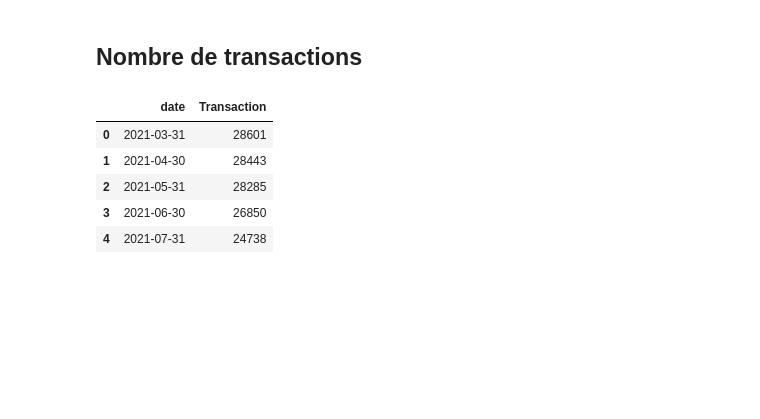
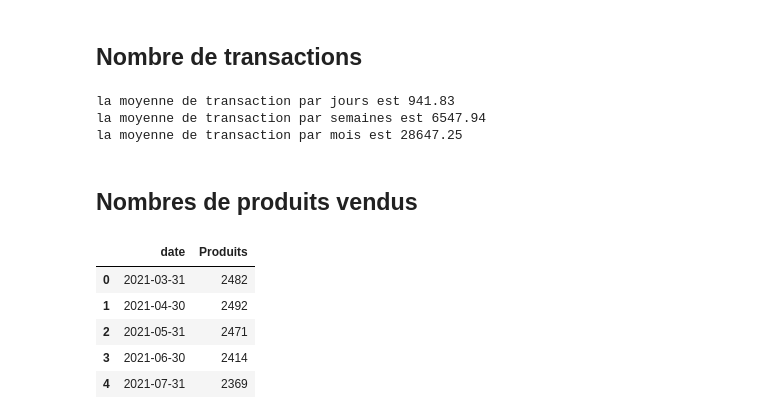
Before and after one commit to Kakicrypto/lapage_project, a Jupyter notebook: notebooks/01_exploration.ipynb, the cells around one changed output. Drawn from its saved outputs; the diff is of its cells as text; code cells hidden in the pictures; blank space fills up the shorter version.

```diff
--- a/notebooks/01_exploration.ipynb
+++ b/notebooks/01_exploration.ipynb
@@ -330,17 +350,35 @@ fig.show()
 # %% [markdown]
 ## Nombre de transactions
 # %%
-#grouper les transaction par mois
+#grouper les transaction par jour/semaines/mois
+transac_jour = df.groupby(pd.Grouper(key='date', freq='D'))['session_id'].count().reset_index()
+transac_jour.rename(columns={"session_id":"Transaction"}, inplace=True)
+
+transac_semaine = df.groupby(pd.Grouper(key='date', freq='W'))['session_id'].count().reset_index()
+transac_semaine.rename(columns={"session_id":"Transaction"}, inplace=True)
+
 transac_mois = df.groupby(pd.Grouper(key='date', freq='M'))['session_id'].count().reset_index()
 transac_mois.rename(columns={"session_id":"Transaction"}, inplace=True)
-transac_mois.head()
-# %% [output]
-|  | date | Transaction |
-| 0 | 2021-03-31 | 28601 |
-| 1 | 2021-04-30 | 28443 |
-| 2 | 2021-05-31 | 28285 |
-| 3 | 2021-06-30 | 26850 |
-| 4 | 2021-07-31 | 24738 |
+# %%
+#moyenne transaction journaliere
+
+moyenne_transac_jours = transac_jour['Transaction'].mean()
+
+print(f"la moyenne de transaction par jours est {moyenne_transac_jours:.2f}")
+
+#moyenne transaction hebdomadaire
+moyenne_transac_semaine = transac_semaine['Transaction'].mean()
+
+print(f"la moyenne de transaction par semaines est {moyenne_transac_semaine:.2f}")
+
+#moyenne transaction mensuel
+moyenne_transac_mois = transac_mois['Transaction'].mean()
+
+print(f"la moyenne de transaction par mois est {moyenne_transac_mois:.2f}")
+# %% [output]
+la moyenne de transaction par jours est 941.83
+la moyenne de transaction par semaines est 6547.94
+la moyenne de transaction par mois est 28647.25
 # %%
 fig = go.Figure()
 fig.add_trace(go.Scatter(
@@ -353 +396,3 @@ fig.add_trace(go.Scatter(
 fig.show()
+# %% [markdown]
+## Nombres de produits vendus
@@ -353,0 +444,12 @@ fig.show()
+# %%
+#grouper les produits vendus par mois
+produits_mois = df.groupby(pd.Grouper(key='date', freq='M'))['id_prod'].nunique().reset_index()
+produits_mois.rename(columns={"id_prod":"Produits"}, inplace=True)
+produits_mois.head()
+# %% [output]
+|  | date | Produits |
+| 0 | 2021-03-31 | 2482 |
+| 1 | 2021-04-30 | 2492 |
+| 2 | 2021-05-31 | 2471 |
+| 3 | 2021-06-30 | 2414 |
+| 4 | 2021-07-31 | 2369 |
```
Also changed, not shown: parts of 11 cells of this notebook.
